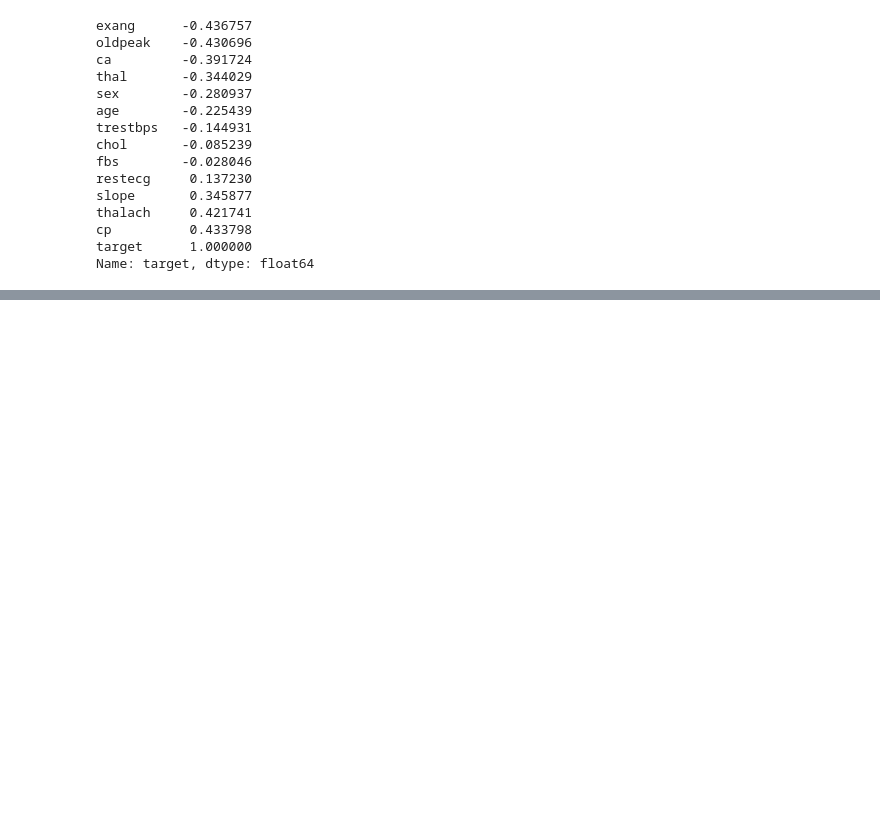
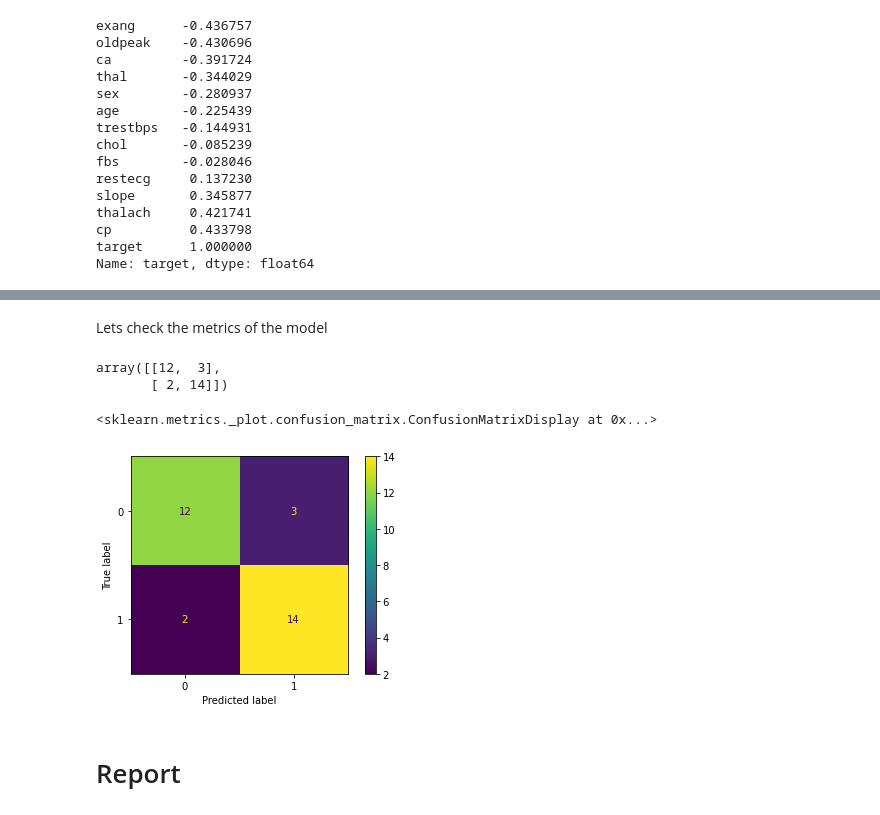
Before and after one commit to proton029/Challenges, a Jupyter notebook: Classify_Heart_diseases_LogisticRegression.ipynb, the cells around one changed output, grey strips where cells are left out. Drawn from its saved outputs; the diff is of its cells as text; code cells hidden in the pictures; blank space fills up the shorter version.

```diff
--- a/Classify_Heart_diseases_LogisticRegression.ipynb
+++ b/Classify_Heart_diseases_LogisticRegression.ipynb
@@ -152,0 +165,5 @@ Name: target, dtype: float64
+# %%
+scaler=StandardScaler()
+# %%
+X_train_scaled = scaler.fit_transform(X_train)
+X_test_scaled = scaler.transform(X_test)
@@ -152,0 +262,2 @@ Name: target, dtype: float64
+# %% [markdown]
+Lets check the metrics of the model
@@ -152,0 +268,12 @@ Name: target, dtype: float64
+# %%
+confusion_matrix(y_test,y_pred)
+# %% [output]
+array([[12,  3],
+       [ 2, 14]])
+# %%
+plot_confusion_matrix(logModel,X_test_scaled,y_test)
+# %% [output]
+<sklearn.metrics._plot.confusion_matrix.ConfusionMatrixDisplay at 0x...>
+[figure, added]
+# %% [markdown]
+# Report
```
Also changed, not shown: parts of 26 cells of this notebook.
